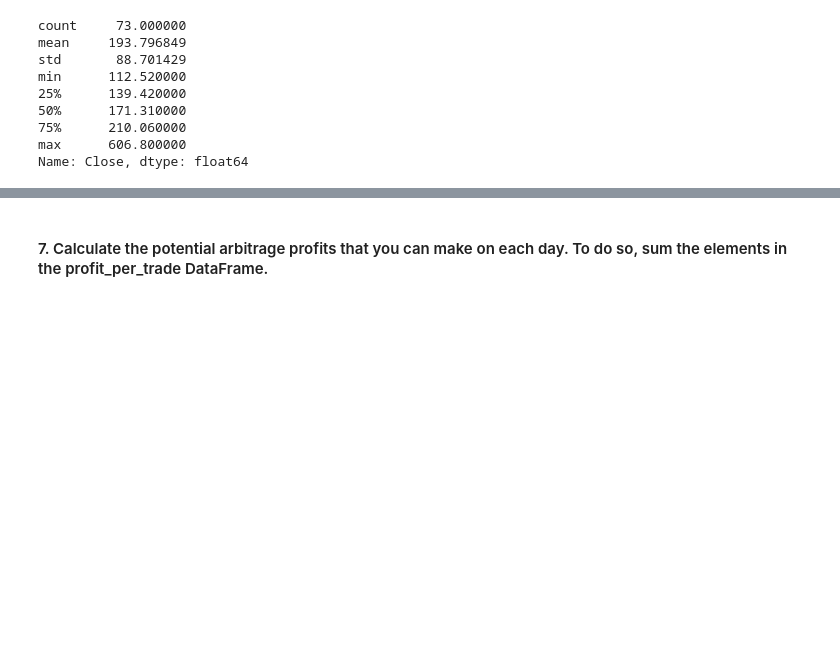
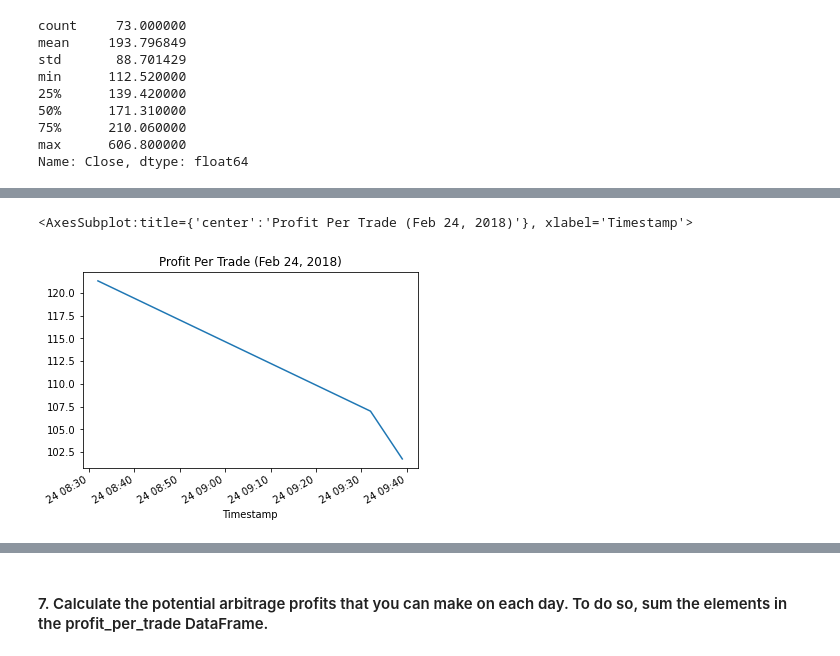
Before and after one commit to creamybokeh/Crypto-Arbitrage, a Jupyter notebook: crypto_arbitrage.ipynb, the cells around one changed output, grey strips where cells are left out. Cells and saved outputs as stored; diff of their text form; code cells hidden in the pictures; blank space fills up the shorter version.

```diff
--- a/crypto_arbitrage.ipynb
+++ b/crypto_arbitrage.ipynb
@@ -521,3 +522,8 @@ min        0.010000
 75%       68.547500
 max      606.800000
 Name: Close, dtype: float64
+# %%
+arbitrage_spread_middle = coinbase_sliced.loc['2018-02-24'] - bitstamp_sliced.loc['2018-02-24']
+
+arbitrage_spread_middle_return = arbitrage_spread_middle[arbitrage_spread_middle>0]
+arbitrage_spread_middle_return.describe()
@@ -540,0 +577,3 @@ Name: Close, dtype: float64
+# %%
+arbitrage_spread_middle_return = arbitrage_spread_middle[arbitrage_spread_middle>0] / bitstamp['Close'].loc['2018-02-24']
+arbitrage_spread_middle_return
@@ -555,3 +625,6 @@ Timestamp
 2018-01-16 03:00:00    0.010675
 2018-01-16 03:06:00    0.019704
 Name: Close, dtype: float64
+# %%
+profitable_trades_middle = arbitrage_spread_middle_return[arbitrage_spread_middle_return > .01]
+profitable_trades_middle.head()
@@ -597,3 +705,7 @@ Timestamp
 2018-01-16 19:48:00    117.63
 2018-01-16 20:07:00    113.69
 Name: Close, Length: 73, dtype: float64
+# %%
+profit_middle = profitable_trades_middle * bitstamp['Close'].loc['2018-02-24']
+profit_per_trade_middle = profit_middle.dropna()
+profit_per_trade_middle
@@ -620,0 +757,5 @@ Name: Close, dtype: float64
+# %%
+profit_per_trade_middle.plot(title="Profit Per Trade (Feb 24, 2018)")
+# %% [output]
+<AxesSubplot:title={'center':'Profit Per Trade (Feb 24, 2018)'}, xlabel='Timestamp'>
+[figure, added]
```
Also changed, not shown: parts of 30 cells of this notebook.
